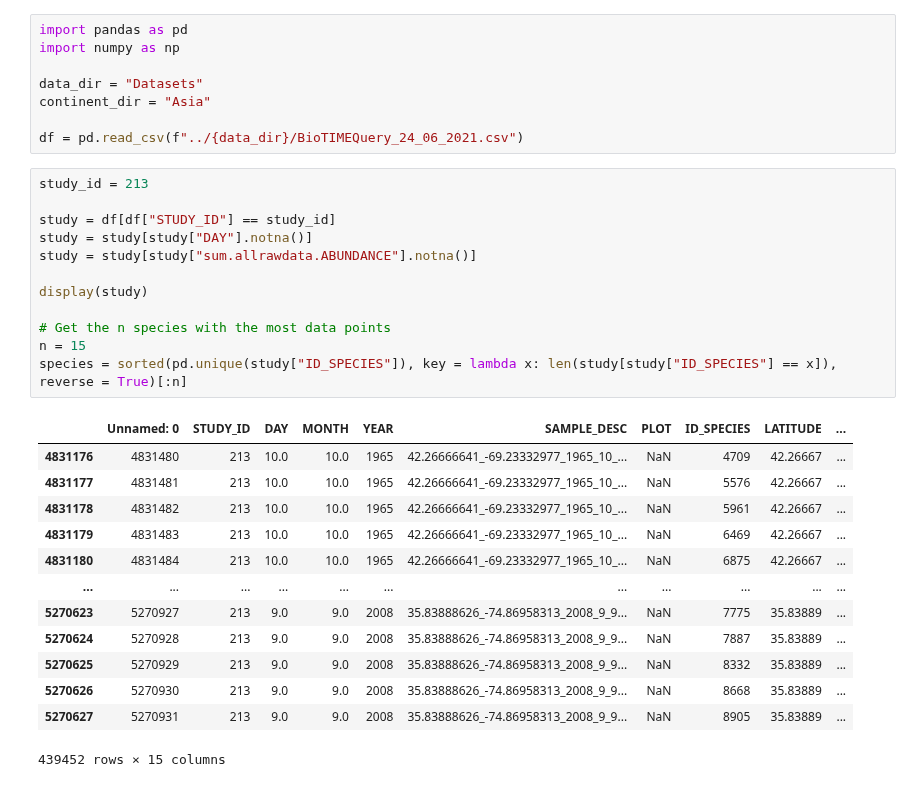
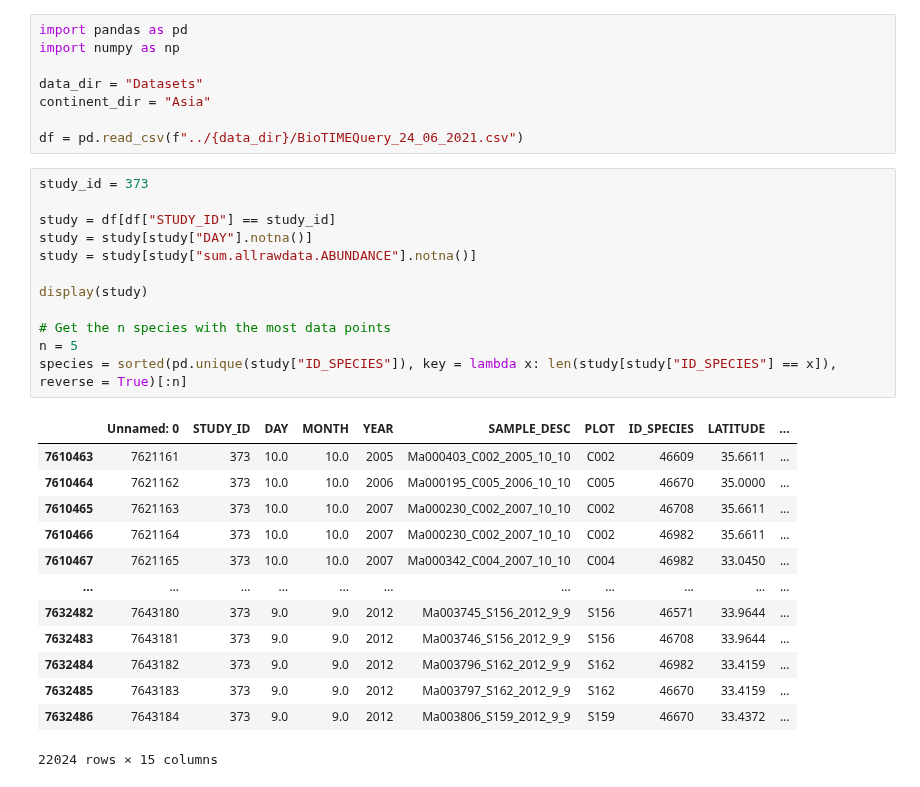
Before and after one commit to ANCP2021/ML-on-Graphs-Project, a Jupyter notebook: notebooks/data_processing.ipynb, the cells around one changed output. Cells and saved outputs as stored; diff of their text form.

```diff
--- a/notebooks/data_processing.ipynb
+++ b/notebooks/data_processing.ipynb
@@ -7,29 +7,29 @@ continent_dir = "Asia"
 
 df = pd.read_csv(f"../{data_dir}/BioTIMEQuery_24_06_2021.csv")
 # %%
-study_id = 213
+study_id = 373
 
 study = df[df["STUDY_ID"] == study_id]
 study = study[study["DAY"].notna()]
 study = study[study["sum.allrawdata.ABUNDANCE"].notna()]
 
 display(study)
 
 # Get the n species with the most data points
-n = 15
+n = 5
 species = sorted(pd.unique(study["ID_SPECIES"]), key = lambda x: len(study[study["ID_SPECIES"] == x]), reverse = True)[:n]
 # %% [output]
 |  | Unnamed: 0 | STUDY_ID | DAY | MONTH | YEAR | SAMPLE_DESC | PLOT | ID_SPECIES | LATITUDE | ... |
-| 4831176 | 4831480 | 213 | 10.0 | 10.0 | 1965 | 42.26666641_-69.23332977_1965_10_... | NaN | 4709 | 42.26667 | ... |
-| 4831177 | 4831481 | 213 | 10.0 | 10.0 | 1965 | 42.26666641_-69.23332977_1965_10_... | NaN | 5576 | 42.26667 | ... |
-| 4831178 | 4831482 | 213 | 10.0 | 10.0 | 1965 | 42.26666641_-69.23332977_1965_10_... | NaN | 5961 | 42.26667 | ... |
-| 4831179 | 4831483 | 213 | 10.0 | 10.0 | 1965 | 42.26666641_-69.23332977_1965_10_... | NaN | 6469 | 42.26667 | ... |
-| 4831180 | 4831484 | 213 | 10.0 | 10.0 | 1965 | 42.26666641_-69.23332977_1965_10_... | NaN | 6875 | 42.26667 | ... |
+| 7610463 | 7621161 | 373 | 10.0 | 10.0 | 2005 | Ma000403_C002_2005_10_10 | C002 | 46609 | 35.6611 | ... |
+| 7610464 | 7621162 | 373 | 10.0 | 10.0 | 2006 | Ma000195_C005_2006_10_10 | C005 | 46670 | 35.0000 | ... |
+| 7610465 | 7621163 | 373 | 10.0 | 10.0 | 2007 | Ma000230_C002_2007_10_10 | C002 | 46708 | 35.6611 | ... |
+| 7610466 | 7621164 | 373 | 10.0 | 10.0 | 2007 | Ma000230_C002_2007_10_10 | C002 | 46982 | 35.6611 | ... |
+| 7610467 | 7621165 | 373 | 10.0 | 10.0 | 2007 | Ma000342_C004_2007_10_10 | C004 | 46982 | 33.0450 | ... |
 | ... | ... | ... | ... | ... | ... | ... | ... | ... | ... | ... |
-| 5270623 | 5270927 | 213 | 9.0 | 9.0 | 2008 | 35.83888626_-74.86958313_2008_9_9... | NaN | 7775 | 35.83889 | ... |
-| 5270624 | 5270928 | 213 | 9.0 | 9.0 | 2008 | 35.83888626_-74.86958313_2008_9_9... | NaN | 7887 | 35.83889 | ... |
-| 5270625 | 5270929 | 213 | 9.0 | 9.0 | 2008 | 35.83888626_-74.86958313_2008_9_9... | NaN | 8332 | 35.83889 | ... |
-| 5270626 | 5270930 | 213 | 9.0 | 9.0 | 2008 | 35.83888626_-74.86958313_2008_9_9... | NaN | 8668 | 35.83889 | ... |
-| 5270627 | 5270931 | 213 | 9.0 | 9.0 | 2008 | 35.83888626_-74.86958313_2008_9_9... | NaN | 8905 | 35.83889 | ... |
+| 7632482 | 7643180 | 373 | 9.0 | 9.0 | 2012 | Ma003745_S156_2012_9_9 | S156 | 46571 | 33.9644 | ... |
+| 7632483 | 7643181 | 373 | 9.0 | 9.0 | 2012 | Ma003746_S156_2012_9_9 | S156 | 46708 | 33.9644 | ... |
+| 7632484 | 7643182 | 373 | 9.0 | 9.0 | 2012 | Ma003796_S162_2012_9_9 | S162 | 46982 | 33.4159 | ... |
+| 7632485 | 7643183 | 373 | 9.0 | 9.0 | 2012 | Ma003797_S162_2012_9_9 | S162 | 46670 | 33.4159 | ... |
+| 7632486 | 7643184 | 373 | 9.0 | 9.0 | 2012 | Ma003806_S159_2012_9_9 | S159 | 46670 | 33.4372 | ... |
-439452 rows × 15 columns
+22024 rows × 15 columns
 # %%
```
Also changed, not shown: parts of 3 cells of this notebook, 3 other files.
